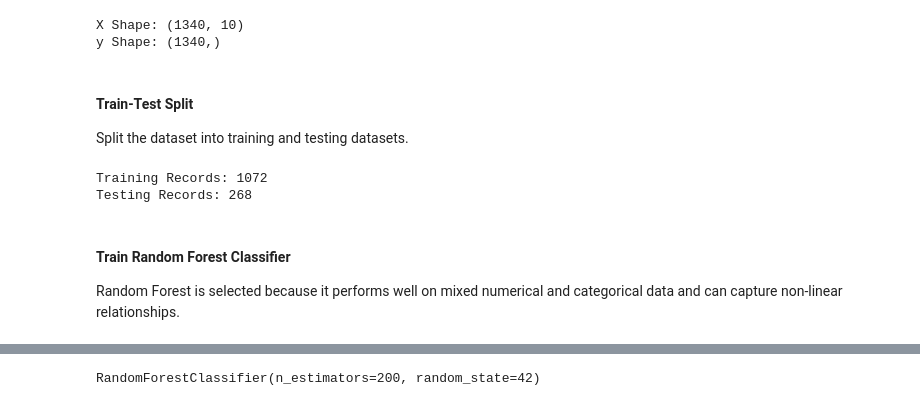
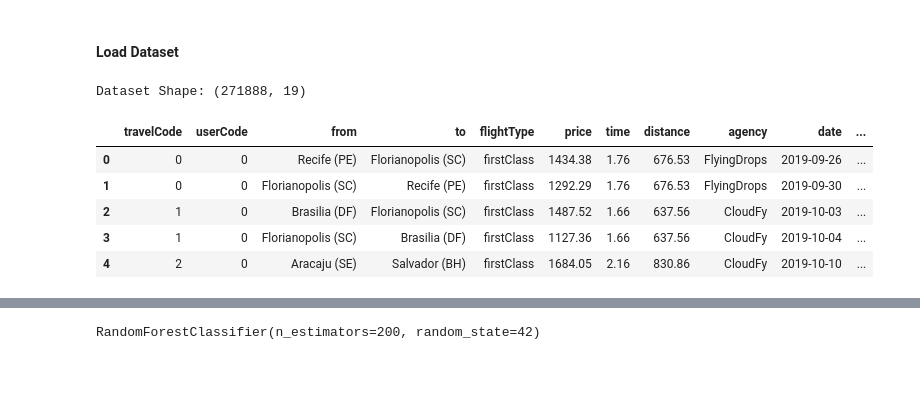
Before and after one commit to Ganesh-VG/Voyage_Analytics_MLOps_Project, a Jupyter notebook: notebooks/05_gender_classification.ipynb, the cells around one changed output, grey strips where cells are left out. Drawn from its saved outputs; the diff is of its cells as text; code cells hidden in the pictures; blank space fills up the shorter version.

```diff
--- a/notebooks/05_gender_classification.ipynb
+++ b/notebooks/05_gender_classification.ipynb
@@ -248,45 +36,21 @@ Select the final features and target variable.
-# %%
-X = gender_df[
-    [
-        "age",
-        "company",
-        "trip_count",
-        "avg_flight_price",
-        "avg_distance",
-        "avg_travel_time",
-        "avg_hotel_spend",
-        "avg_stay_days",
-        "flightType",
-        "agency"
-    ]
-]
-
-y = gender_df["gender"]
-
-print("X Shape:", X.shape)
-print("y Shape:", y.shape)
-# %% [output]
-X Shape: (1340, 10)
-y Shape: (1340,)
-# %% [markdown]
-#### Train-Test Split
-
-Split the dataset into training and testing datasets.
-# %%
-X_train, X_test, y_train, y_test = train_test_split(
-    X,
-    y,
-    test_size=0.20,
-    random_state=42,
-    stratify=y
-)
-
-print("Training Records:", len(X_train))
-print("Testing Records:", len(X_test))
-# %% [output]
-Training Records: 1072
-Testing Records: 268
-# %% [markdown]
-#### Train Random Forest Classifier
-
-Random Forest is selected because it performs well on mixed numerical and categorical data and can capture non-linear relationships.
+# %% [markdown]
+#### Load Dataset
+# %%
+flight_user = pd.read_csv(
+    "../data/processed/flight_user.csv"
+)
+
+print(
+    "Dataset Shape:",
+    flight_user.shape
+)
+
+flight_user.head()
+# %% [output]
+Dataset Shape: (271888, 19)
+|  | travelCode | userCode | from | to | flightType | price | time | distance | agency | date | ... |
+| 0 | 0 | 0 | Recife (PE) | Florianopolis (SC) | firstClass | 1434.38 | 1.76 | 676.53 | FlyingDrops | 2019-09-26 | ... |
+| 1 | 0 | 0 | Florianopolis (SC) | Recife (PE) | firstClass | 1292.29 | 1.76 | 676.53 | FlyingDrops | 2019-09-30 | ... |
+| 2 | 1 | 0 | Brasilia (DF) | Florianopolis (SC) | firstClass | 1487.52 | 1.66 | 637.56 | CloudFy | 2019-10-03 | ... |
+| 3 | 1 | 0 | Florianopolis (SC) | Brasilia (DF) | firstClass | 1127.36 | 1.66 | 637.56 | CloudFy | 2019-10-04 | ... |
+| 4 | 2 | 0 | Aracaju (SE) | Salvador (BH) | firstClass | 1684.05 | 2.16 | 830.86 | CloudFy | 2019-10-10 | ... |
```
Also changed, not shown: parts of 41 cells of this notebook, 8 other files.
